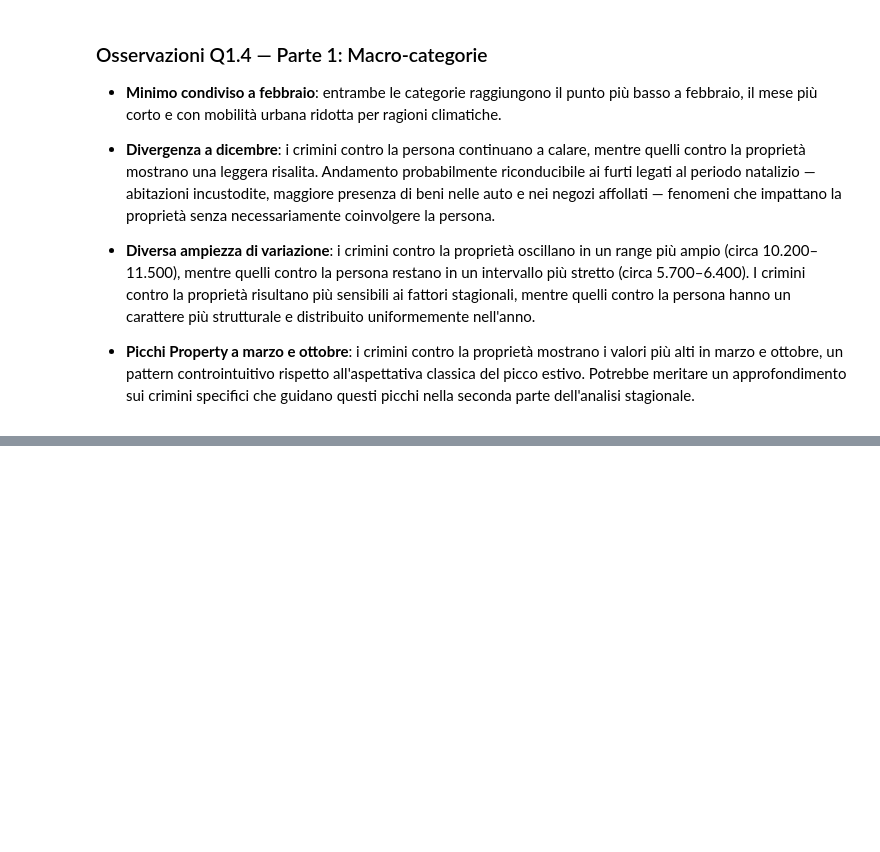
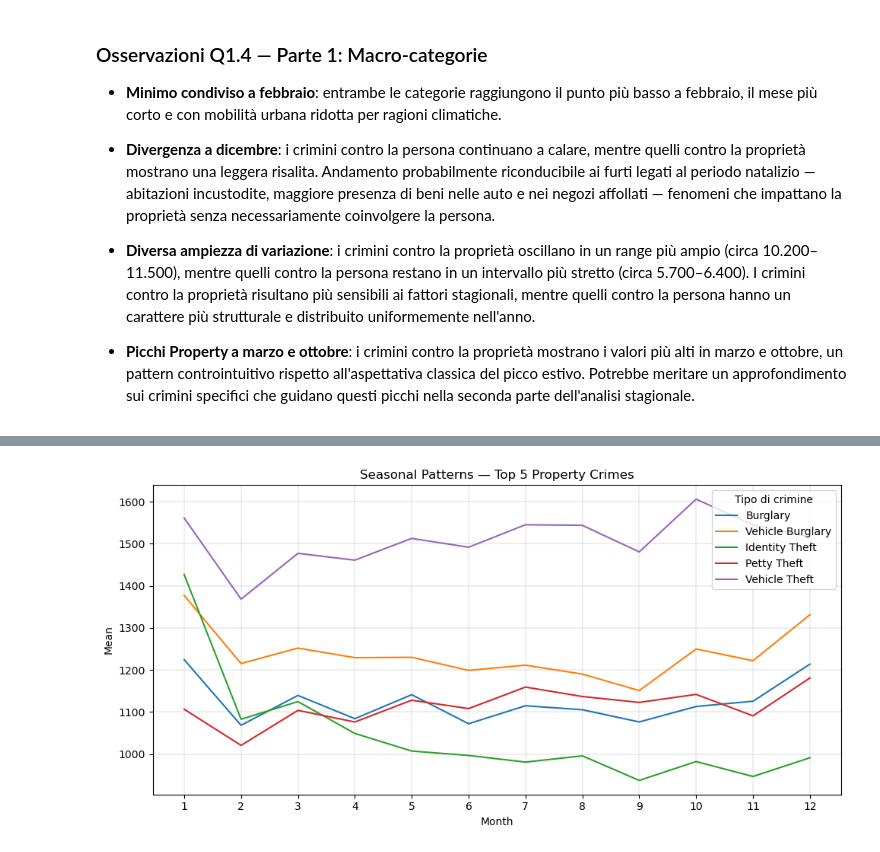
Before and after one commit to AnalystEca/lapd-crime-data, a Jupyter notebook: notebooks/02_analyze/05_eda_block1.ipynb, the cells around one changed output, grey strips where cells are left out. Saved outputs shown, nothing was run; the diff lists cells and outputs as text; code cells hidden in the pictures; blank space fills up the shorter version.

Commit message:
completata la sezione Q1.4, confronto pattern stagionali di crimini contro persone e proprietà e approfondimento sui crimini contro proprietà

```diff
--- a/notebooks/02_analyze/05_eda_block1.ipynb
+++ b/notebooks/02_analyze/05_eda_block1.ipynb
@@ -507,0 +514,3 @@ plt.show()
+# %%
+top5_property = df[df['crime_category'] == 'property']['Crm Cd Desc'].value_counts().head(5).index.tolist()
+top5_property
@@ -507,0 +560,31 @@ plt.show()
+# %%
+short_names2 = {
+    'VEHICLE - STOLEN': 'Vehicle Theft',
+    'THEFT OF IDENTITY': 'Identity Theft',
+    'BURGLARY FROM VEHICLE': 'Vehicle Burglary',
+    'BURGLARY': 'Burglary',
+    'THEFT PLAIN - PETTY ($950 & UNDER)': 'Petty Theft'
+}
+
+filteredProperty_df['crime_short'] = filteredProperty_df['Crm Cd Desc'].map(short_names2)
+
+fig = plt.subplots(figsize=(10,5))
+sns.lineplot(
+    x = filteredProperty_df['month'],
+    y = filteredProperty_df['mean'],
+    hue = filteredProperty_df['crime_short']
+)
+
+plt.legend(title='Tipo di crimine')
+plt.title('Seasonal Patterns — Top 5 Property Crimes')
+plt.xlabel('Month')
+plt.ylabel('Mean')
+plt.grid(
+    linewidth = 0.3
+)
+plt.xticks(range(1, 13))
+plt.tight_layout()
+plt.savefig('../../outputs/seasonal-patterns-top5-property-crimes.png', dpi=150, bbox_inches='tight')
+plt.show()
+# %% [output]
+[figure, added]
```
Also changed, not shown: parts of 7 cells of this notebook, 1 other file.
